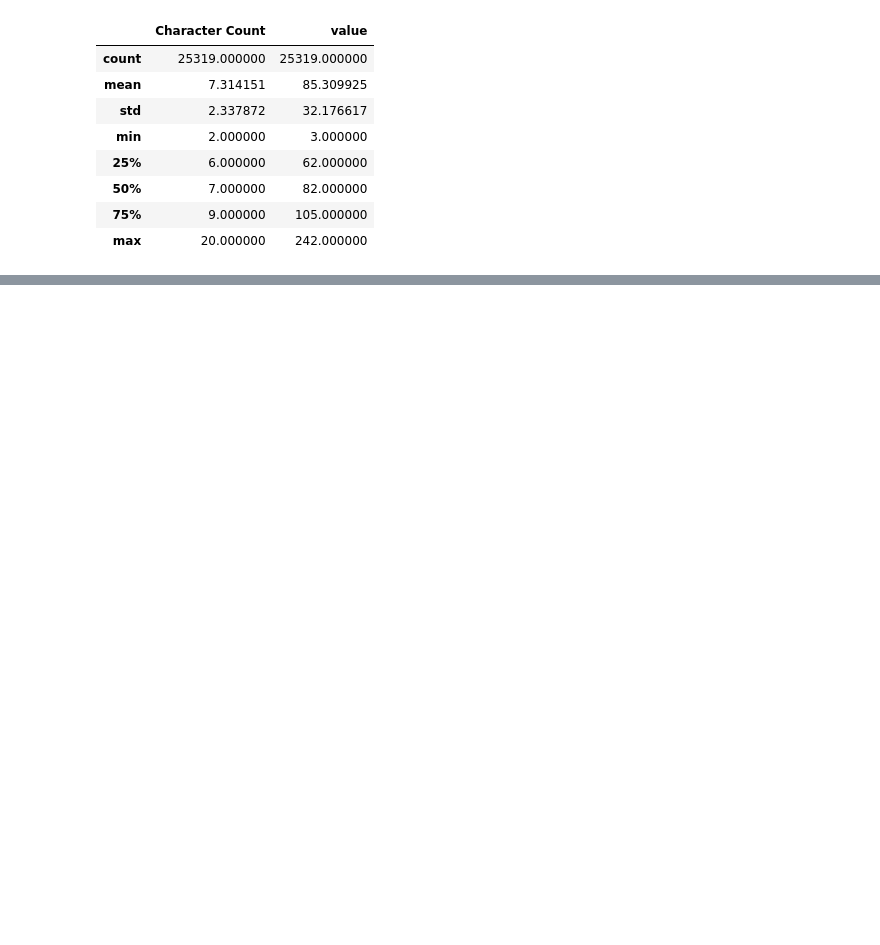
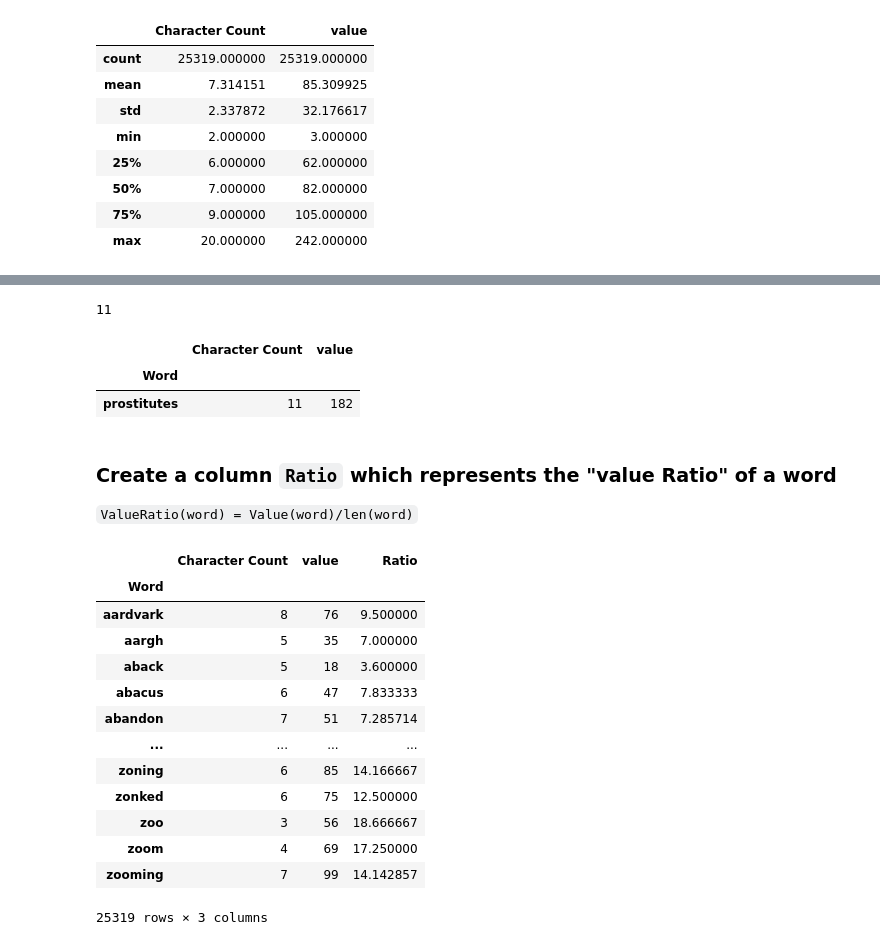
Before and after one commit to aldoSN003/New-DS, a Jupyter notebook: sample.ipynb, the cells around one changed output, grey strips where cells are left out. Cells and saved outputs as stored; diff of their text form; code cells hidden in the pictures; blank space fills up the shorter version.

```diff
--- a/sample.ipynb
+++ b/sample.ipynb
@@ -286,0 +406,32 @@ df2.describe()
+# %%
+df2.loc[df2["value"] == 182, "Character Count"].min()
+# %% [output]
+11
+# %%
+df2.loc[(df2["value"] == 182) &
+        (df2["Character Count"] == df2.loc[df2["value"] == 182, "Character Count"].min())]
+# %% [output]
+|  | Character Count | value |
+| Word |  |  |
+| prostitutes | 11 | 182 |
+# %% [markdown]
+### Create a column `Ratio` which represents the "value Ratio" of a word
+`ValueRatio(word) = Value(word)/len(word)`
+# %%
+df2['Ratio'] = df2["value"]/df2["Character Count"]
+df2
+# %% [output]
+|  | Character Count | value | Ratio |
+| Word |  |  |  |
+| aardvark | 8 | 76 | 9.500000 |
+| aargh | 5 | 35 | 7.000000 |
+| aback | 5 | 18 | 3.600000 |
+| abacus | 6 | 47 | 7.833333 |
+| abandon | 7 | 51 | 7.285714 |
+| ... | ... | ... | ... |
+| zoning | 6 | 85 | 14.166667 |
+| zonked | 6 | 75 | 12.500000 |
+| zoo | 3 | 56 | 18.666667 |
+| zoom | 4 | 69 | 17.250000 |
+| zooming | 7 | 99 | 14.142857 |
+25319 rows × 3 columns
```
Also changed, not shown: parts of 26 cells of this notebook.
